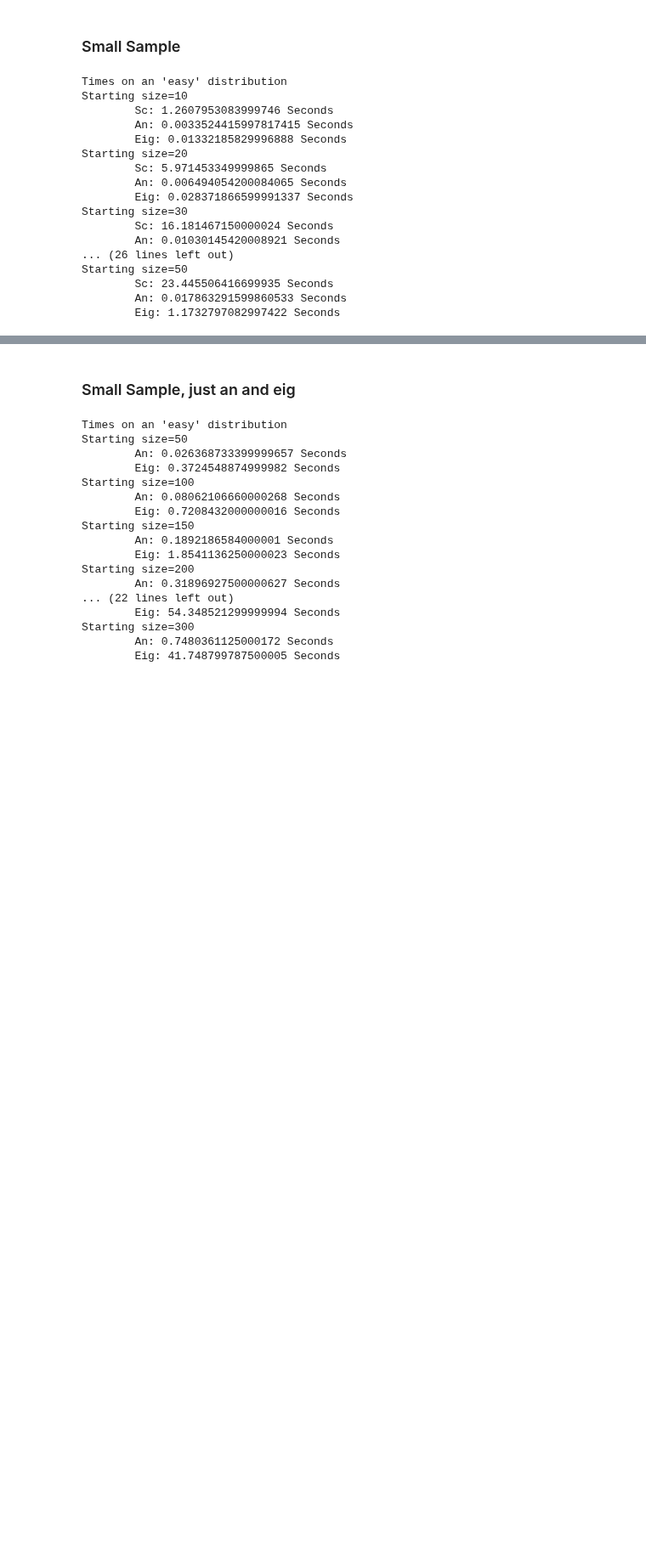
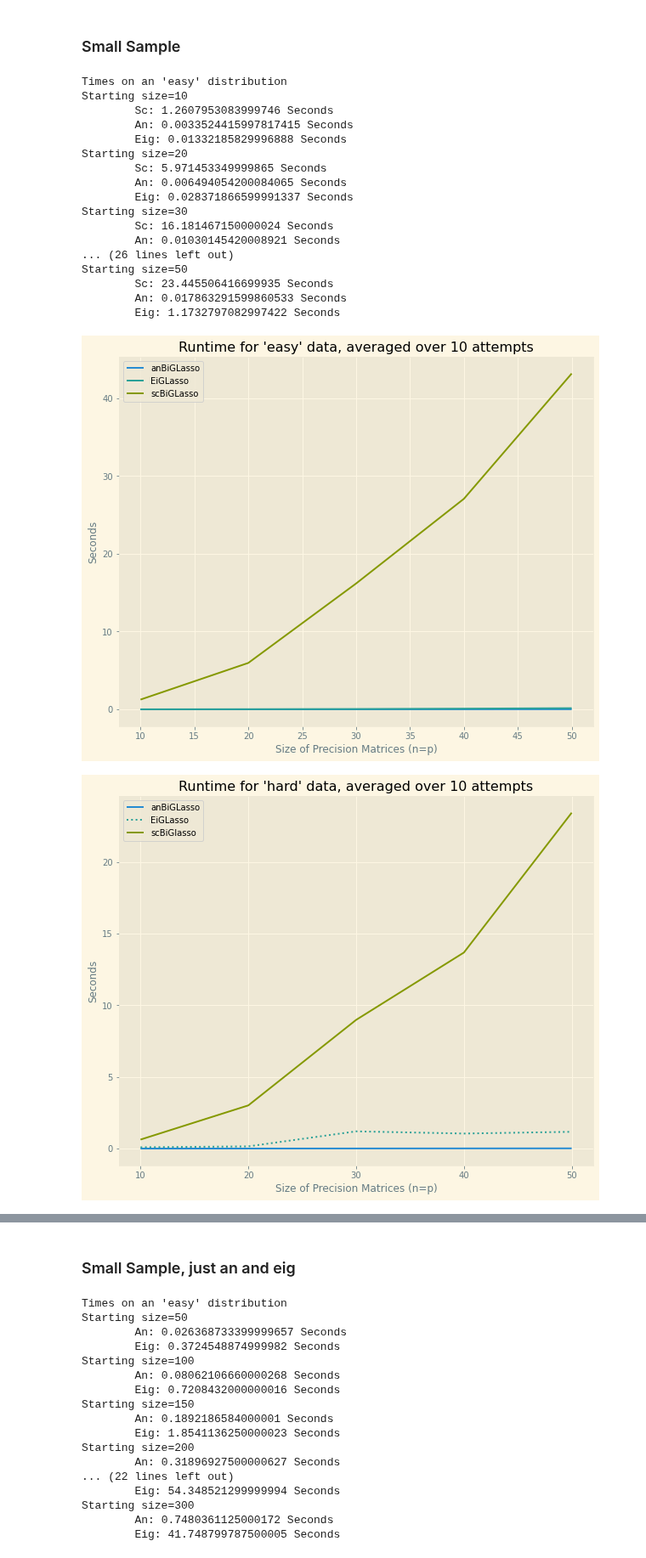
Before and after one commit to BaileyAndrew/antGLasso-Implementation, a Jupyter notebook: Python Implementation/Notebooks/compare_runtimes.ipynb, the cells around one changed output, grey strips where cells are left out. Shown at 85% size. Drawn from its saved outputs; the diff is of its cells as text; code cells hidden in the pictures; blank space fills up the shorter version.

```diff
--- a/Python Implementation/Notebooks/compare_runtimes.ipynb
+++ b/Python Implementation/Notebooks/compare_runtimes.ipynb
@@ -239,31 +239,34 @@ Starting size=50
 with plt.style.context('Solarize_Light2'):
         fig1, ax1 = plt.subplots(figsize=(10, 8))
         ax1.plot(sizes_for_easy, an_easy, label='anBiGLasso')
         ax1.plot(sizes_for_easy, eig_easy, label='EiGLasso')
         ax1.plot(sizes_for_easy, sc_easy, label='scBiGLasso')
         ax1.set_xlabel("Size of Precision Matrices (n=p)")
         ax1.set_ylabel("Seconds")
         ax1.set_title(f"Runtime for 'easy' data, averaged over {attempts} attempts")
         ax1.legend()
         fig1.savefig(f'../../Plots/Runtimes Comparison/Compare Runtimes Easy Data Small Sample')
         fig2, ax2 = plt.subplots(figsize=(10, 8))
         ax2.plot(sizes_for_hard, an_hard, label='anBiGLasso')
         ax2.plot(sizes_for_hard, eig_hard, label='EiGLasso', linestyle=":")
         ax2.plot(sizes_for_hard, sc_hard, label='scBiGlasso')
         ax2.set_xlabel("Size of Precision Matrices (n=p)")
         ax2.set_ylabel("Seconds")
         ax2.set_xticks([10, 20, 30, 40, 50])
         ax2.set_title(f"Runtime for 'hard' data, averaged over {attempts} attempts")
         ax2.legend()
         fig2.savefig(f'../../Plots/Runtimes Comparison/Compare Runtimes Hard Data Small Sample')
         fig3, ax3 = plt.subplots(figsize=(10, 8))
         ax3.plot(sizes_for_hard, an_hard, label='anBiGLasso')
         ax3.plot(sizes_for_hard, eig_hard, label='EiGLasso')
         ax3.set_xlabel("Size of Precision Matrices (n=p)")
         ax3.set_ylabel("Seconds")
         ax3.set_xticks([10, 20, 30, 40, 50])
         ax3.set_title(f"Runtime for 'hard' data, averaged over {attempts} attempts")
         ax3.legend()
         fig3.savefig(
-            f'../Plots/Runtimes Comparison/Compare Runtimes Hard Data No scBiGLasso Small Sample'
+            f'../../Plots/Runtimes Comparison/Compare Runtimes Hard Data No scBiGLasso Small Sample'
         )
+# %% [output]
+[figure, added]
+[figure, added]
```
Also changed, not shown: parts of 7 cells of this notebook, 16 other files.
